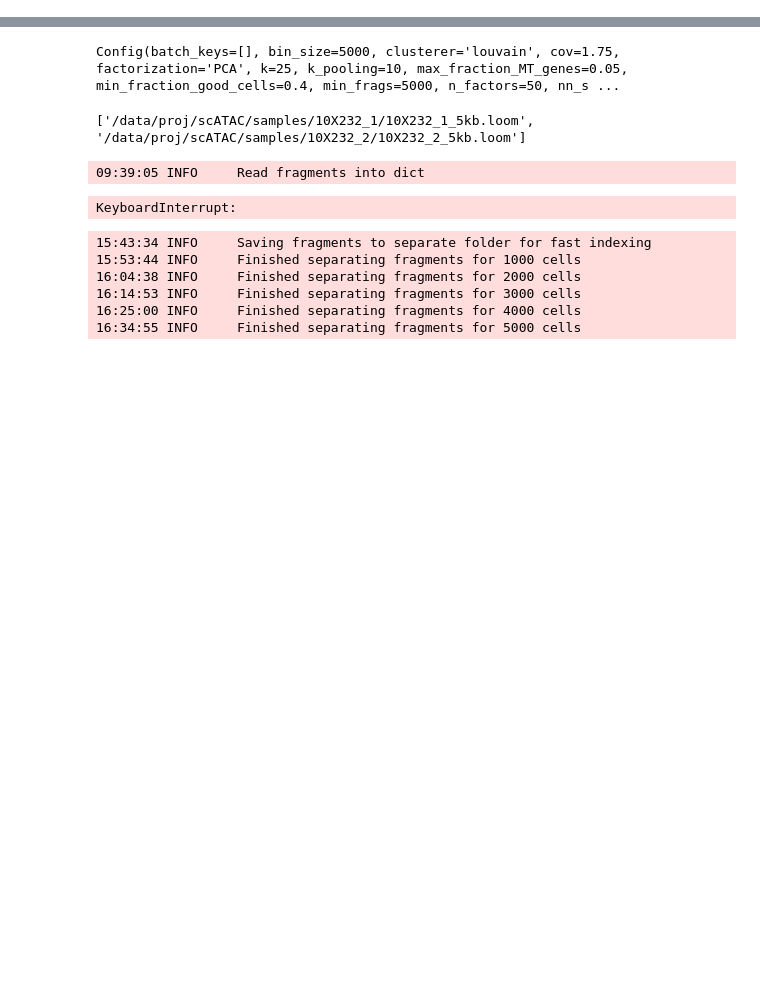
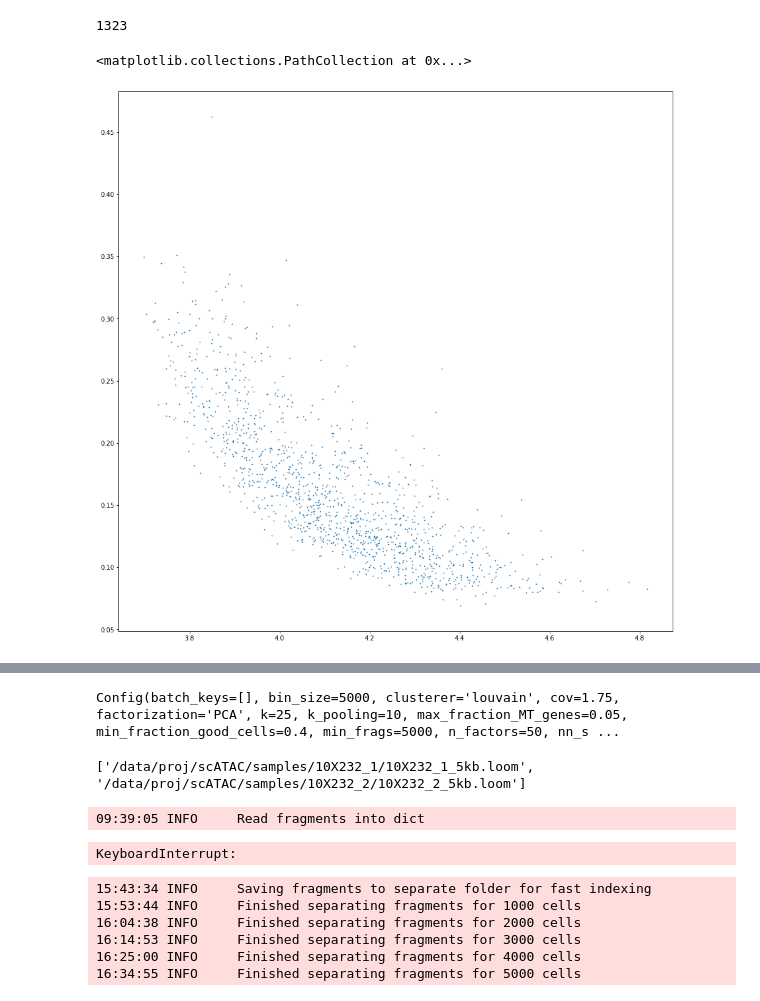
Before and after one commit to linnarsson-lab/chromograph, a Jupyter notebook: notebooks/Binning.ipynb, the cells around one changed output, grey strips where cells are left out. Cells and saved outputs as stored; diff of their text form; code cells hidden in the pictures; blank space fills up the shorter version.

```diff
--- a/notebooks/Binning.ipynb
+++ b/notebooks/Binning.ipynb
@@ -24,0 +359,12 @@ import sqlite3 as sqlite
+# %%
+import pysam
+
+f = glob.glob('/data/proj/tumor/Kriegstein/atac_bams/SF11215/*.bam')[0]
+sample = f.split('/')[-2]
+
+bam = pysam.AlignmentFile(f, 'rb')
+bam_it = bam.fetch(until_eof = True)
+
+meta = {}
+meta['barcode'] = np.unique(np.array([b.get_tag('CB') for b in bam_it]))
+meta['CellID'] = [f'{sample}:{x}' for x in meta['barcode']]
@@ -63,8 +462,8 @@ logging.basicConfig(
     level=logging.INFO,
     datefmt='%H:%M:%S')
 # %%
-sampleid = '10X232_1'
-indir = f"/data/proj/chromium/{sampleid}"
+sampleid = 'MUV16'
+indir = f"/data/proj/chromium/DIPG_scATAC/{sampleid}"
 
 sample = indir.split('/')[-1]
 bsize = 5000
@@ -123,0 +496,15 @@ else:
+# %%
+## Transfer metadata to dict format
+meta = {}
+for key in barcodes.dtype.names:
+    passed = np.logical_and(barcodes['is__cell_barcode'] == 1, barcodes['passed_filters'] > level)
+    meta[key] = barcodes[key][passed]
+print(np.sum(passed))
+# %% [output]
+1323
+# %%
+plt.figure(figsize=(16,16))
+plt.scatter(np.log10(meta['passed_filters']), meta['promoter_region_fragments']/meta['passed_filters'], s=1)
+# %% [output]
+<matplotlib.collections.PathCollection at 0x...>
+[figure, added]
```
Also changed, not shown: parts of 11 cells of this notebook, 13 other files.
